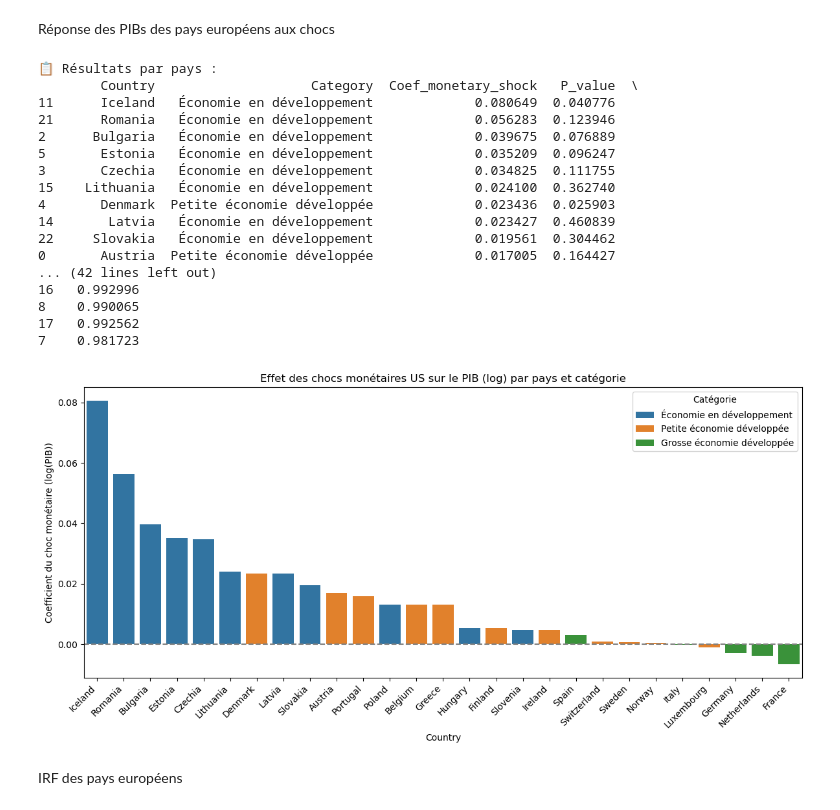
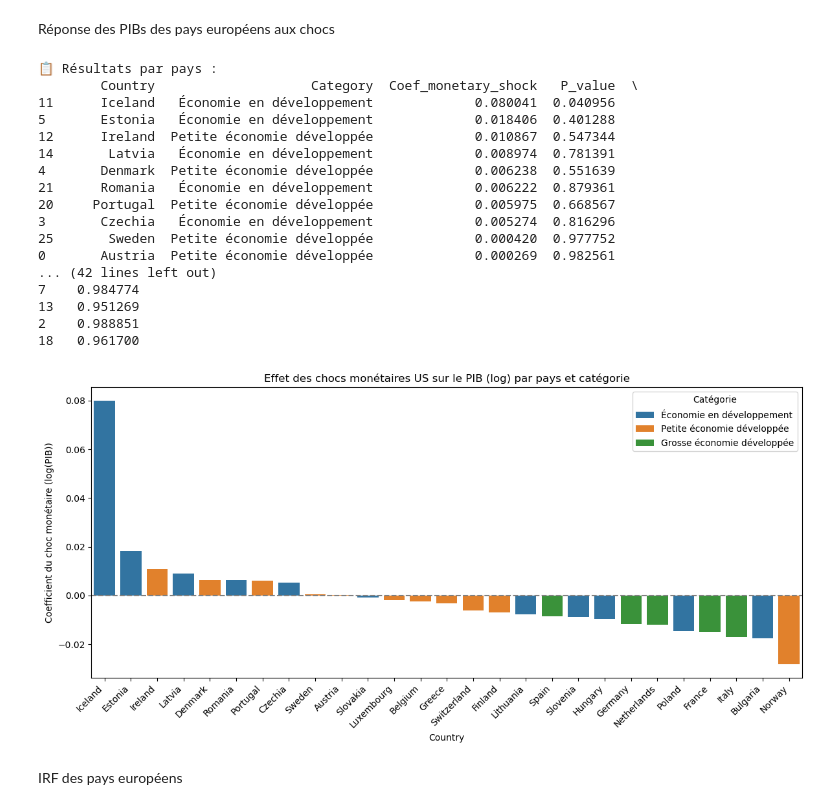
Before and after one commit to enriquealarcon01/Stat-App, a Jupyter notebook: modèle/modèle US.ipynb, the cells around one changed output. Cells and saved outputs as stored; diff of their text form; code cells hidden in the pictures.

Commit message:
quelques modifs pour mettre le modèle avec les chocs monétaires à 2 lags (toutes variables)

```diff
--- a/modèle/modèle US.ipynb
+++ b/modèle/modèle US.ipynb
@@ -502,7 +494,7 @@ import pandas as pd
 import matplotlib.pyplot as plt
 import matplotlib.dates as mdates
 
-data_US_clean.index = data_US_clean.index.to_timestamp()
+#data_US_clean.index = data_US_clean.index.to_timestamp()
 
 
 # Appliquer une moyenne glissante sur 6 périodes (ajuster selon les besoins)
@@ -1057,6 +1062,7 @@ categories = {
     ]
 }
 # %%
+import seaborn as sns
 def get_category(country):
     for cat, countries in categories.items():
         if country in countries:
@@ -1079,9 +1085,21 @@ df_target["trend"] = df_target.groupby("Country").cumcount() + 1
 df_target["trend_sq"] = df_target["trend"] ** 2
 df_target["Category"] = df_target["Country"].apply(get_category)
 
+# Il faut merger ces données avec les chocs monétaires obtenus :
+data_US_clean_reset = data_US_clean.reset_index()
+monetary_cols = [col for col in data_US_clean_reset.columns if col.startswith("monetary_shocks")]
+monetary_df = data_US_clean_reset[["date"] + monetary_cols].copy()
+monetary_df = monetary_df.rename(columns={"date": "Time"})
+df_target["Time"] = pd.to_datetime(df_target["Time"])
+monetary_df["Time"] = pd.to_datetime(monetary_df["Time"])
+
+df_target = df_target.merge(monetary_df, on="Time", how="left")
+
+
+
 # --- 4. Régressions pays par pays ---
 results = []
-required_cols = ["Value", "monetary_shocks_2lags_v3", "lag1", "lag2", "lag3", "lag4", "trend", "trend_sq"]
+required_cols = ["Value", "monetary_shocks", "lag1", "lag2", "lag3", "lag4", "trend", "trend_sq"]
 
 for country in df_target["Country"].unique():
     sub = df_target[df_target["Country"] == country].dropna(subset=required_cols)
@@ -1089,58 +1107,60 @@ for country in df_target["Country"].unique():
     if len(sub) < 10:
         continue
 
-    X = sub[["monetary_shocks_2lags_v3", "lag1", "lag2", "lag3", "lag4", "trend", "trend_sq"]]
+    X = sub[["monetary_shocks", "lag1", "lag2", "lag3", "lag4", "trend", "trend_sq"]]
     X = sm.add_constant(X)
     y = sub["Value"]
 
     model = sm.OLS(y, X).fit()
-    coef = model.params["monetary_shocks_2lags_v3"]
-    pval = model.pvalues["monetary_shocks_2lags_v3"]
+    coef = model.params["monetary_shocks"]
+    pval = model.pvalues["monetary_shocks"]
     category = get_category(country)
 
     results.append({
         "Country": country,
         "Category": category,
         "Coef_monetary_shock": coef,
         "P_value": pval,
         "R_squared": model.rsquared
     })
+
+
 
 # --- 5. Résultats ---
 results_df = pd.DataFrame(results).sort_values("Coef_monetary_shock", ascending=False)
 
 print("\n📋 Résultats par pays :")
 print(results_df)
 
 # --- 6. Graphique groupé par catégorie ---
 plt.figure(figsize=(12, 6))
 sns.barplot(data=results_df, x="Country", y="Coef_monetary_shock", hue="Category", dodge=False)
 plt.axhline(0, color="gray", linestyle="--")
 plt.title("Effet des chocs monétaires US sur le PIB (log) par pays et catégorie")
 plt.ylabel("Coefficient du choc monétaire (log(PIB))")
 plt.xticks(rotation=45, ha="right")
 plt.legend(title="Catégorie")
 plt.tight_layout()
 plt.show()
 # %% [output]
 📋 Résultats par pays :
         Country                    Category  Coef_monetary_shock   P_value  \
-11      Iceland   Économie en développement             0.080649  0.040776
-21      Romania   Économie en développement             0.056283  0.123946
-2      Bulgaria   Économie en développement             0.039675  0.076889
-5       Estonia   Économie en développement             0.035209  0.096247
-3       Czechia   Économie en développement             0.034825  0.111755
-15    Lithuania   Économie en développement             0.024100  0.362740
-4       Denmark  Petite économie développée             0.023436  0.025903
-14       Latvia   Économie en développement             0.023427  0.460839
-22     Slovakia   Économie en développement             0.019561  0.304462
-0       Austria  Petite économie développée             0.017005  0.164427
+11      Iceland   Économie en développement             0.080041  0.040956
+5       Estonia   Économie en développement             0.018406  0.401288
+12      Ireland  Petite économie développée             0.010867  0.547344
+14       Latvia   Économie en développement             0.008974  0.781391
+4       Denmark  Petite économie développée             0.006238  0.551639
+21      Romania   Économie en développement             0.006222  0.879361
+20     Portugal  Petite économie développée             0.005975  0.668567
+3       Czechia   Économie en développement             0.005274  0.816296
+25       Sweden  Petite économie développée             0.000420  0.977752
+0       Austria  Petite économie développée             0.000269  0.982561
 ... (42 lines left out)
-16   0.992996
-8    0.990065
-17   0.992562
-7    0.981723
+7    0.984774
+13   0.951269
+2    0.988851
+18   0.961700
-[figure, old version]
+[figure, new version]
 # %% [markdown]
 IRF des pays européens
 # %%
```
Also changed, not shown: parts of 15 cells of this notebook, 4 other files.
